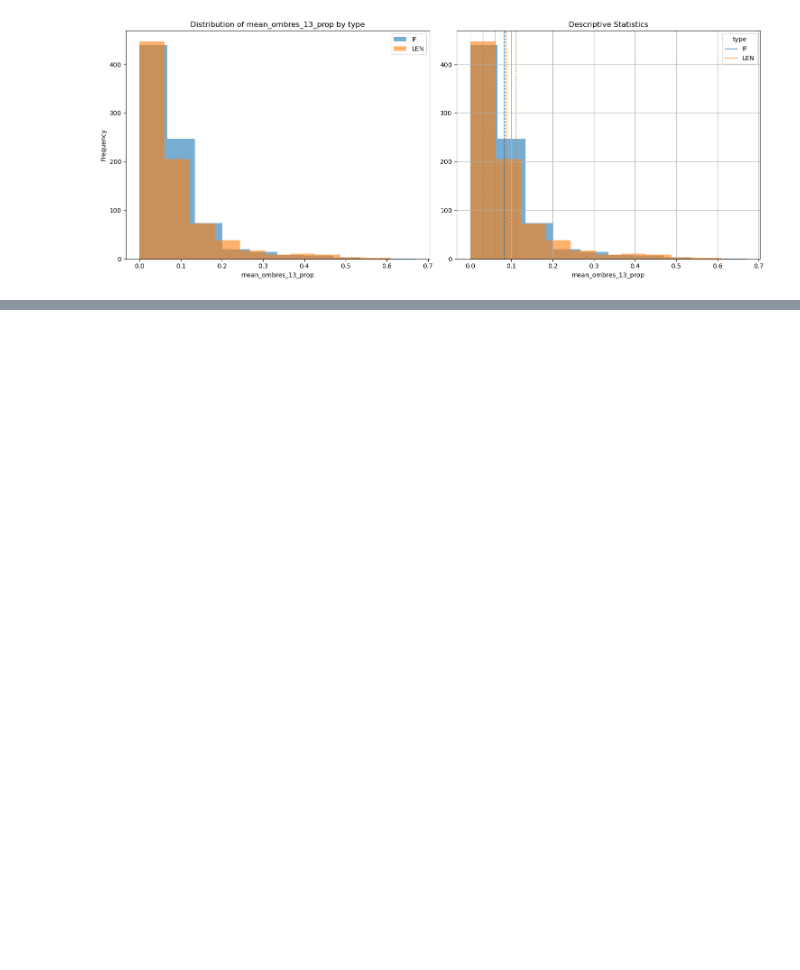
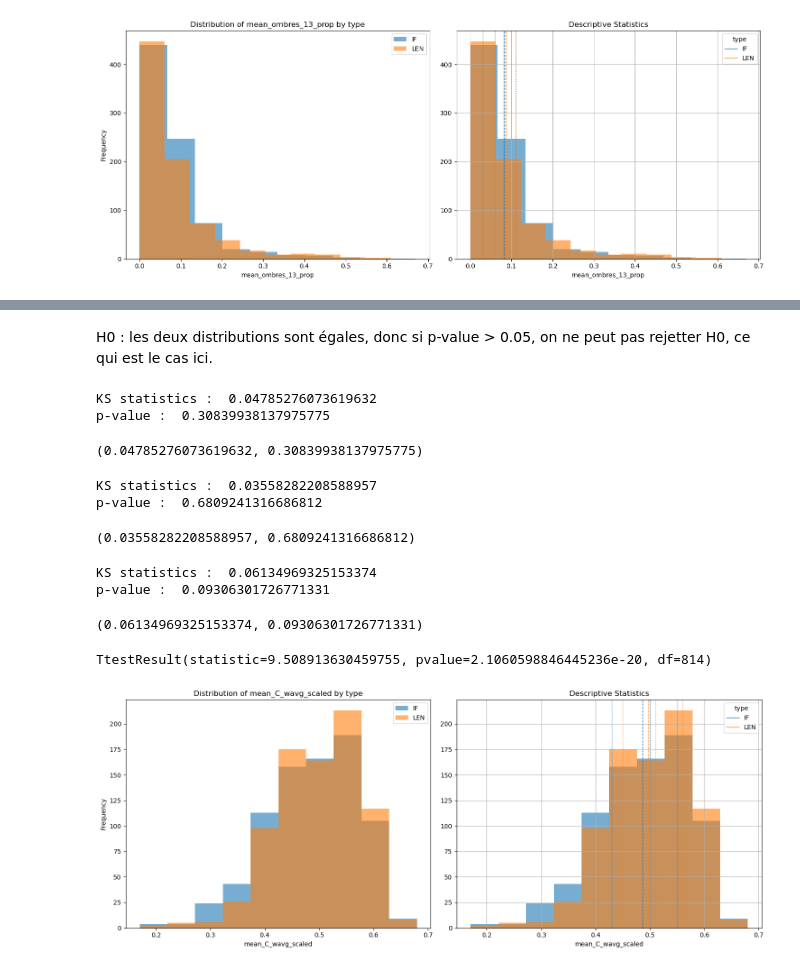
Before and after one commit to datagora-erasme/itineraire_fraicheur, a Jupyter notebook: backend/score_calculation_it/score_analyse_pipeline.ipynb, the cells around one changed output, grey strips where cells are left out. Drawn from its saved outputs; the diff is of its cells as text; code cells hidden in the pictures; blank space fills up the shorter version.

```diff
--- a/backend/score_calculation_it/score_analyse_pipeline.ipynb
+++ b/backend/score_calculation_it/score_analyse_pipeline.ipynb
@@ -668,0 +710,28 @@ plt.show()
+# %% [markdown]
+H0 : les deux distributions sont égales, donc si p-value > 0.05, on ne peut pas rejetter H0, ce qui est le cas ici.
+# %%
+ks_2samp_test(it_len_P1O1At1Ar10C1E1Ca1["mean_prairies_prop"], it_if_P1O1At1Ar10C1E1Ca1["mean_prairies_prop"], alternative="two-sided")
+# %% [output]
+KS statistics :  0.04785276073619632
+p-value :  0.30839938137975775
+(0.04785276073619632, 0.30839938137975775)
+# %%
+ks_2samp_test(it_len_P1O1At1Ar10C1E1Ca1["mean_arbustes_prop"], it_if_P1O1At1Ar10C1E1Ca1["mean_arbustes_prop"], alternative="two-sided")
+# %% [output]
+KS statistics :  0.03558282208588957
+p-value :  0.6809241316686812
+(0.03558282208588957, 0.6809241316686812)
+# %%
+ks_2samp_test(it_len_P1O1At1Ar10C1E1Ca1["mean_C_wavg_scaled"], it_if_P1O1At1Ar10C1E1Ca1["mean_C_wavg_scaled"], alternative="two-sided")
+# %% [output]
+KS statistics :  0.06134969325153374
+p-value :  0.09306301726771331
+(0.06134969325153374, 0.09306301726771331)
+# %%
+test_students(it_len_P1O1At1Ar10C1E1Ca1["mean_C_wavg_scaled"], it_if_P1O1At1Ar10C1E1Ca1["mean_C_wavg_scaled"])
+# %% [output]
+TtestResult(statistic=9.508913630459755, pvalue=2.1060598846445236e-20, df=814)
+# %%
+plot_distribution_by_category(data_set__prop_csv_P1O1At1Ar10C1E1Ca1, target_column='mean_C_wavg_scaled', category_column='type')
+# %% [output]
+[figure, added]
```
Also changed, not shown: parts of 17 cells of this notebook, 4 other files.
